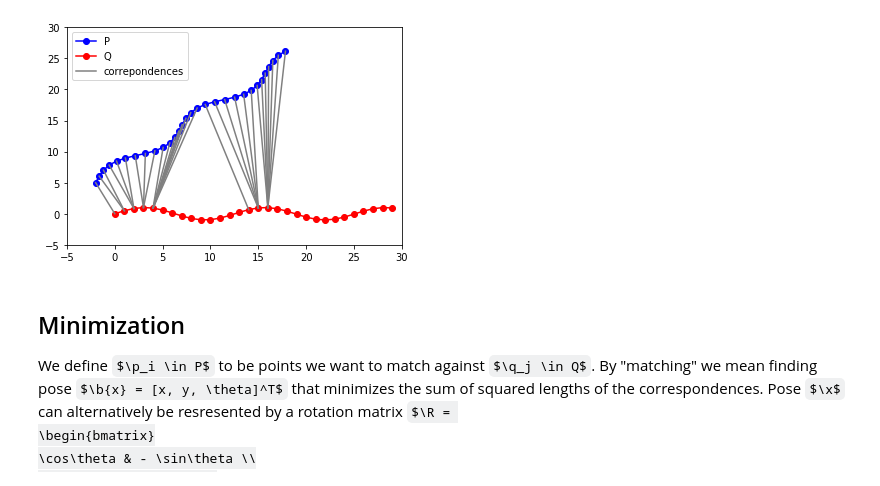
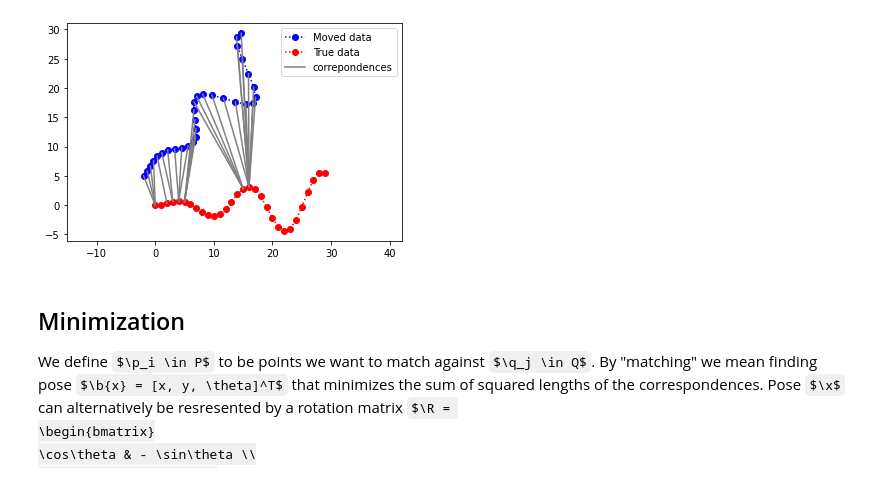
Before and after one commit to niosus/notebooks, a Jupyter notebook: icp.ipynb, the cells around one changed output. Saved outputs shown, nothing was run; the diff lists cells and outputs as text; code cells hidden in the pictures; some formulas as TeX source.

```diff
--- a/icp.ipynb
+++ b/icp.ipynb
@@ -34,0 +77,21 @@ def plot_data(data_1, data_2, label_1='P', label_2='Q', xlim=[-5, 30], ylim=[-5,
+# %%
+# initialize pertrubation rotation
+angle = pi / 4
+R_true = np.array([[cos(angle), -sin(angle)],
+                   [sin(angle),  cos(angle)]])
+t_true = np.array([[-2], [5]])
+
+# Generate data as a list of 2d points
+num_points = 30
+true_data = np.zeros((2, num_points))
+true_data[0, :] = range(0, num_points)
+true_data[1, :] = 0.2 * true_data[0, :] * np.sin(0.5 * true_data[0, :])
+# Move the data
+moved_data = R_true.dot(true_data) + t_true
+
+# Assign to variables we use in formulas.
+Q = true_data
+P = moved_data
+
+plot_data(moved_data, true_data, "P: moved data", "Q: true data")
+plt.show()
@@ -37,15 +178,0 @@ def plot_data(data_1, data_2, label_1='P', label_2='Q', xlim=[-5, 30], ylim=[-5,
-# %%
-# initialize pertrubation rotation
-angle = pi / 4
-R_true = np.array([[cos(angle), -sin(angle)],
-                   [sin(angle),  cos(angle)]])
-t_true = np.array([[-2], [5]])
-
-# generate data as a list of 2d points
-num_points = 30
-Q = np.zeros((2, num_points))
-Q[0, :] = range(0, num_points)
-Q[1, :] = np.sin(0.5 * Q[0, :])
-P = R_true.dot(Q) + t_true
-plot_data(P, Q)
-plt.show()
@@ -213,11 +313,11 @@ We can alternatively treat every iteration of ICP as a least squares minimizatio
 We look for correspondeces **without** moving the data to ensure zero-mean. Therefore the correspondences look worse than in SVD case, where we first ensured that both scans are zero-mean.
 # %%
 correspondences = get_correspondence_indices(P, Q)
-ax = plot_data(P, Q)
+ax = plot_data(P, Q, "Moved data", "True data")
 draw_correspondeces(P, Q, correspondences, ax)
 plt.show()
 # %% [output]
-[figure, old version]
+[figure, new version]
 # %% [markdown]
 ## Minimization ##
 We define $\p_i \in P$ to be points we want to match against $\q_j \in Q$. By "matching" we mean finding pose $\b{x} = [x, y, \theta]^T$ that minimizes the sum of squared lengths of the correspondences. Pose $\x$ can alternatively be resresented by a rotation matrix $\R =
```
Also changed, not shown: parts of 39 cells of this notebook.
